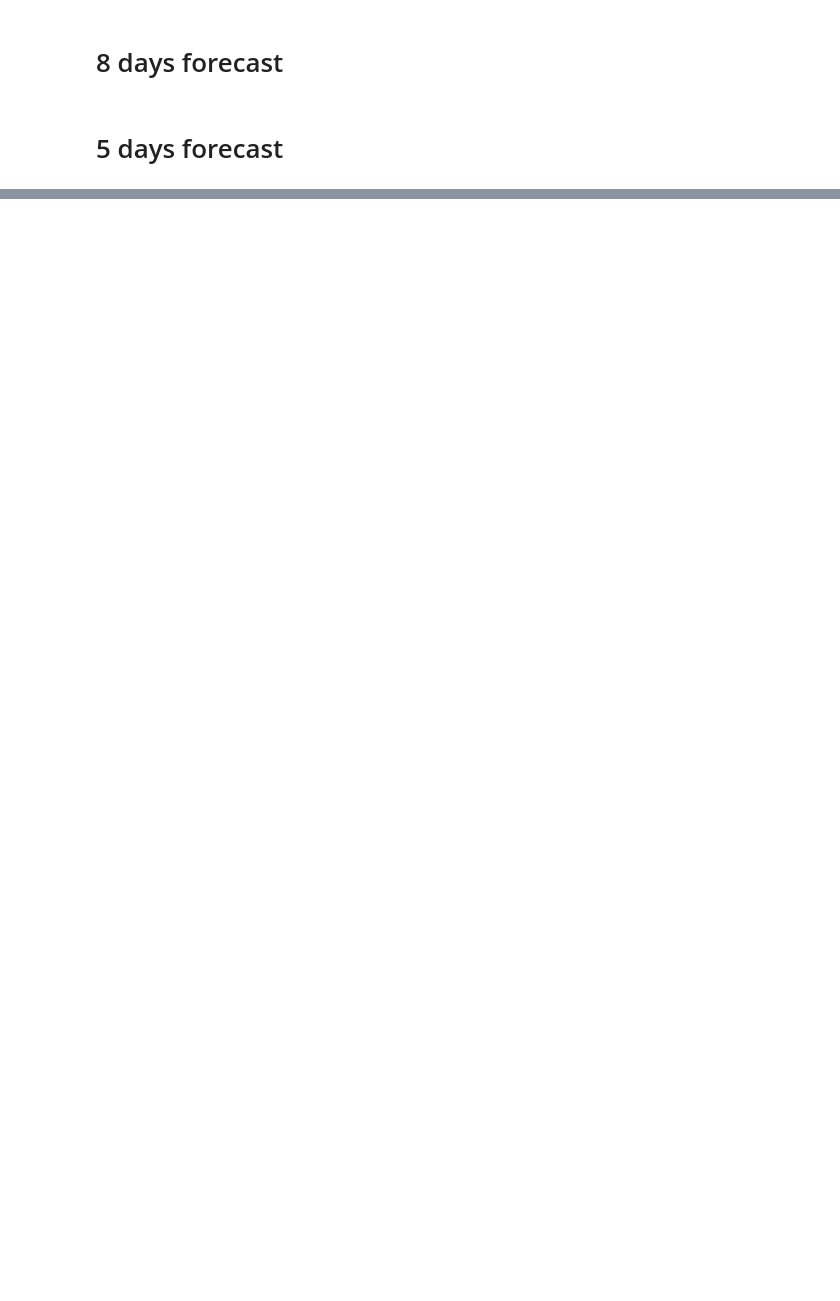
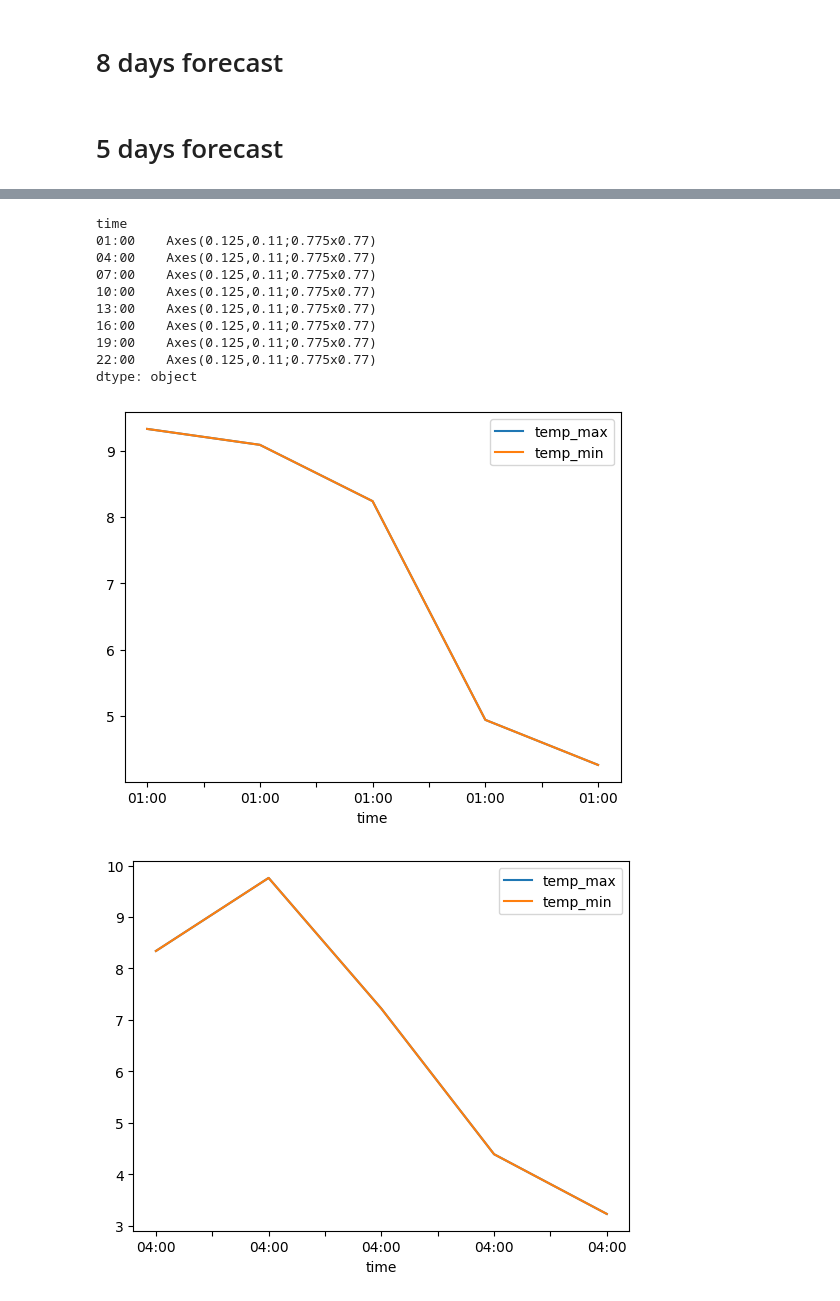
Before and after one commit to jdavid54/jupyter_notebooks, a Jupyter notebook: weather_8d_5d.ipynb, the cells around one changed output, grey strips where cells are left out. Drawn from its saved outputs; the diff is of its cells as text; code cells hidden in the pictures; blank space fills up the shorter version.

```diff
--- a/weather_8d_5d.ipynb
+++ b/weather_8d_5d.ipynb
@@ -238,0 +260,2 @@ ax.set(xlabel='time (hours)', ylabel='temp °C', title='5 days forecast')
+# %%
+df2_grp = df2.groupby('time')
@@ -238,0 +283,15 @@ ax.set(xlabel='time (hours)', ylabel='temp °C', title='5 days forecast')
+# %%
+df2_grp.plot()
+# %% [output]
+time
+01:00    Axes(0.125,0.11;0.775x0.77)
+04:00    Axes(0.125,0.11;0.775x0.77)
+07:00    Axes(0.125,0.11;0.775x0.77)
+10:00    Axes(0.125,0.11;0.775x0.77)
+13:00    Axes(0.125,0.11;0.775x0.77)
+16:00    Axes(0.125,0.11;0.775x0.77)
+19:00    Axes(0.125,0.11;0.775x0.77)
+22:00    Axes(0.125,0.11;0.775x0.77)
+dtype: object
+[figure, added]
+[figure, added]
```
Also changed, not shown: parts of 11 cells of this notebook, 10 other files.
